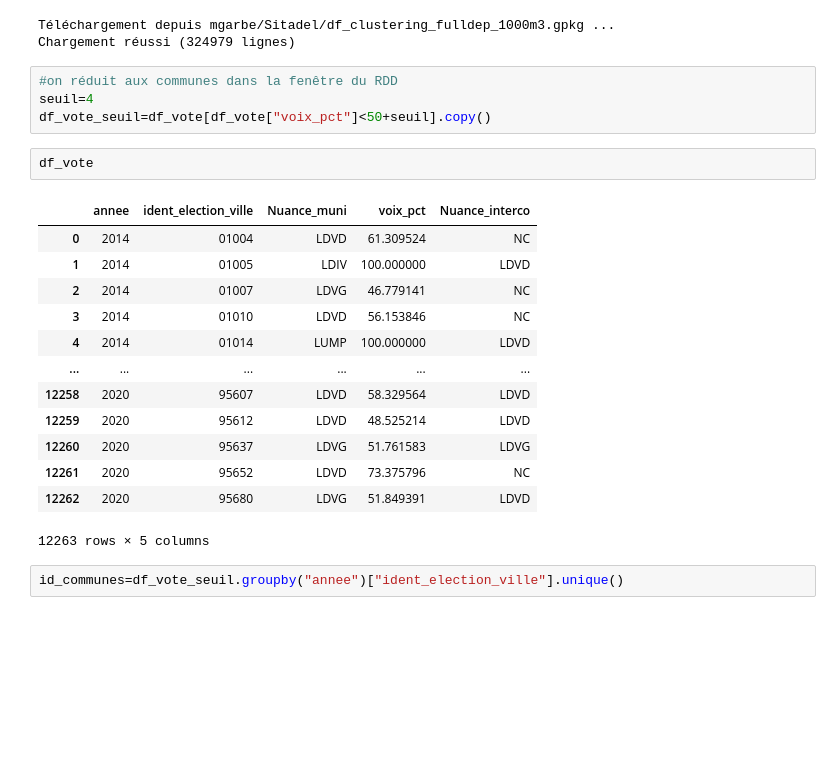
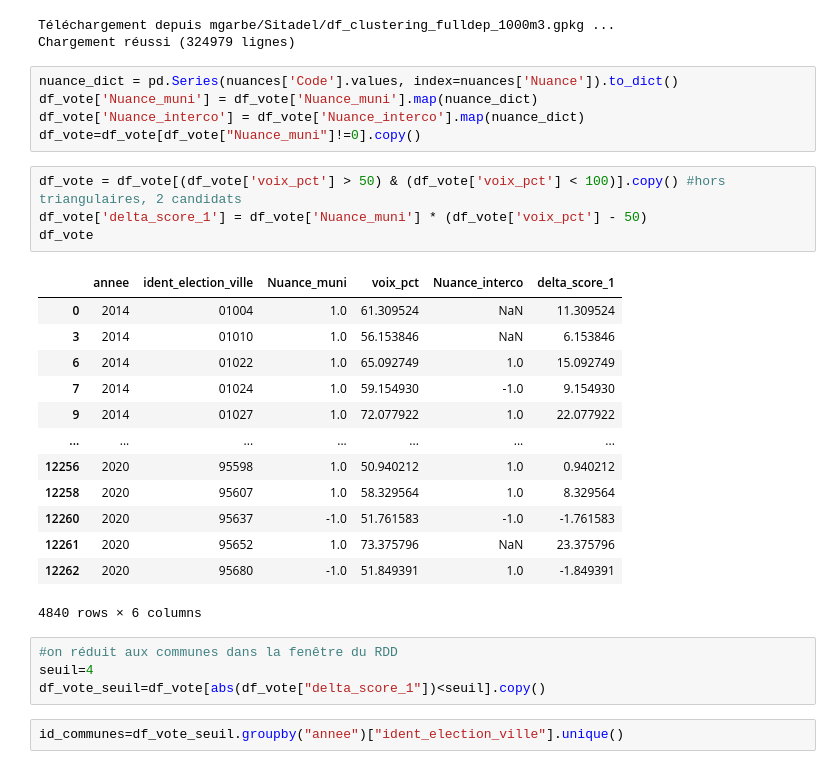
Before and after one commit to xdalp/projet3A, a Jupyter notebook: RDD.ipynb, the cells around one changed output. Drawn from its saved outputs; the diff is of its cells as text; blank space fills up the shorter version.

```diff
--- a/RDD.ipynb
+++ b/RDD.ipynb
@@ -28,26 +48,33 @@ gdf=gdf[gdf["Base"]=="Sitadel"].copy()
 # %% [output]
 Téléchargement depuis mgarbe/Sitadel/df_clustering_fulldep_1000m3.gpkg ...
 Chargement réussi (324979 lignes)
+# %%
+nuance_dict = pd.Series(nuances['Code'].values, index=nuances['Nuance']).to_dict()
+df_vote['Nuance_muni'] = df_vote['Nuance_muni'].map(nuance_dict)
+df_vote['Nuance_interco'] = df_vote['Nuance_interco'].map(nuance_dict)
+df_vote=df_vote[df_vote["Nuance_muni"]!=0].copy()
+# %%
+df_vote = df_vote[(df_vote['voix_pct'] > 50) & (df_vote['voix_pct'] < 100)].copy() #hors triangulaires, 2 candidats
+df_vote['delta_score_1'] = df_vote['Nuance_muni'] * (df_vote['voix_pct'] - 50)
+df_vote
+# %% [output]
+|  | annee | ident_election_ville | Nuance_muni | voix_pct | Nuance_interco | delta_score_1 |
+| 0 | 2014 | 01004 | 1.0 | 61.309524 | NaN | 11.309524 |
+| 3 | 2014 | 01010 | 1.0 | 56.153846 | NaN | 6.153846 |
+| 6 | 2014 | 01022 | 1.0 | 65.092749 | 1.0 | 15.092749 |
+| 7 | 2014 | 01024 | 1.0 | 59.154930 | -1.0 | 9.154930 |
+| 9 | 2014 | 01027 | 1.0 | 72.077922 | 1.0 | 22.077922 |
+| ... | ... | ... | ... | ... | ... | ... |
+| 12256 | 2020 | 95598 | 1.0 | 50.940212 | 1.0 | 0.940212 |
+| 12258 | 2020 | 95607 | 1.0 | 58.329564 | 1.0 | 8.329564 |
+| 12260 | 2020 | 95637 | -1.0 | 51.761583 | -1.0 | -1.761583 |
+| 12261 | 2020 | 95652 | 1.0 | 73.375796 | NaN | 23.375796 |
+| 12262 | 2020 | 95680 | -1.0 | 51.849391 | 1.0 | -1.849391 |
+4840 rows × 6 columns
 # %%
 #on réduit aux communes dans la fenêtre du RDD
 seuil=4
-df_vote_seuil=df_vote[df_vote["voix_pct"]<50+seuil].copy()
+df_vote_seuil=df_vote[abs(df_vote["delta_score_1"])<seuil].copy()
-# %%
-df_vote
-# %% [output]
-|  | annee | ident_election_ville | Nuance_muni | voix_pct | Nuance_interco |
-| 0 | 2014 | 01004 | LDVD | 61.309524 | NC |
-| 1 | 2014 | 01005 | LDIV | 100.000000 | LDVD |
-| 2 | 2014 | 01007 | LDVG | 46.779141 | NC |
-| 3 | 2014 | 01010 | LDVD | 56.153846 | NC |
-| 4 | 2014 | 01014 | LUMP | 100.000000 | LDVD |
-| ... | ... | ... | ... | ... | ... |
-| 12258 | 2020 | 95607 | LDVD | 58.329564 | LDVD |
-| 12259 | 2020 | 95612 | LDVD | 48.525214 | LDVD |
-| 12260 | 2020 | 95637 | LDVG | 51.761583 | LDVG |
-| 12261 | 2020 | 95652 | LDVD | 73.375796 | NC |
-| 12262 | 2020 | 95680 | LDVG | 51.849391 | LDVD |
-12263 rows × 5 columns
 # %%
 id_communes=df_vote_seuil.groupby("annee")["ident_election_ville"].unique()
 # %%
```
Also changed, not shown: parts of 12 cells of this notebook, 2 other files.
